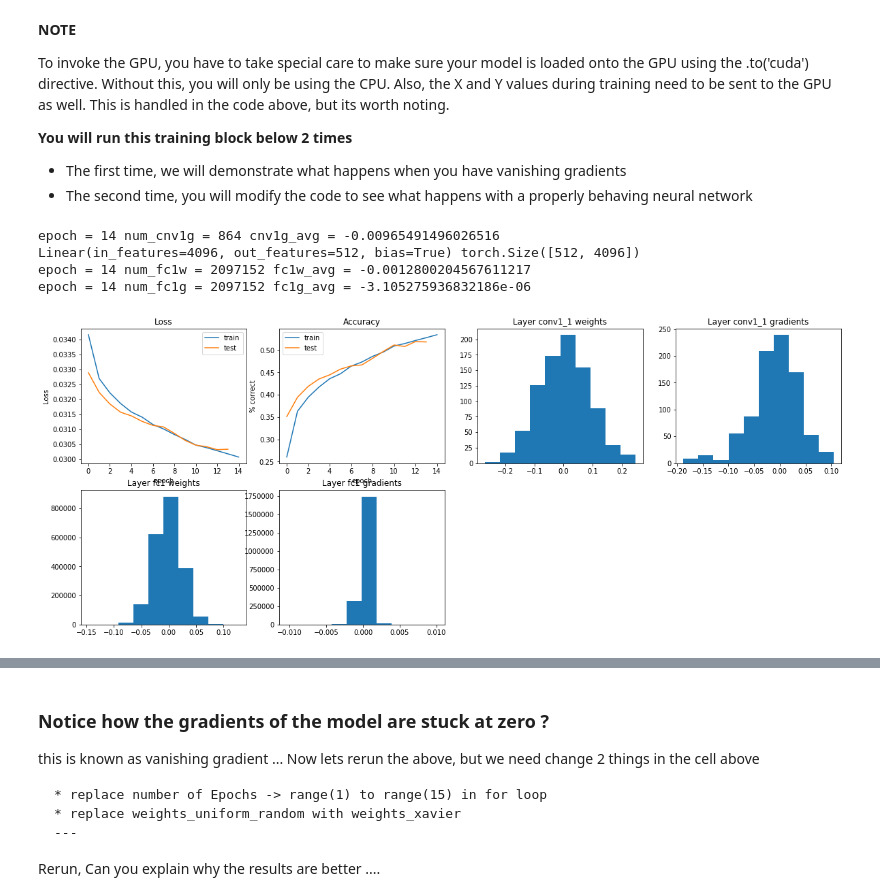
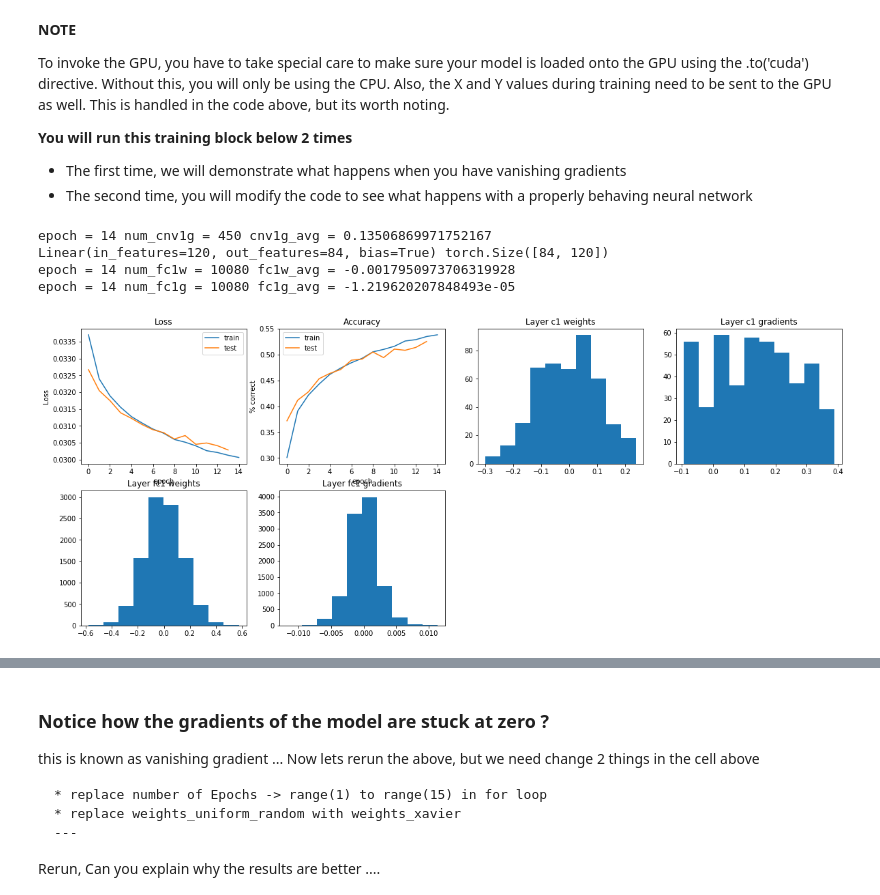
Before and after one commit to dustinvanstee/pytorch-examples, a Jupyter notebook: 02_Pytorch_using_CIFAR10.ipynb, the cells around one changed output, grey strips where cells are left out. Cells and saved outputs as stored; diff of their text form; code cells hidden in the pictures.

```diff
--- a/02_Pytorch_using_CIFAR10.ipynb
+++ b/02_Pytorch_using_CIFAR10.ipynb
@@ -302,15 +302,19 @@ class NetCNN3L(nn.Module):
 
     def forward(self, x):
         # Max pooling over a (2, 2) window
-        x = self.conv1_1(x); self.c1_1 = x # (for plotting)
+        x = self.conv1_1(x);
+        self.c1_1fm = x # (for plotting)
         x = F.relu(x)
-        x = self.conv1_2(x); self.c1_2 = x # (for plotting)
+        x = self.conv1_2(x);
+        self.c1_2fm = x # (for plotting)
         x = F.relu(x)
         x = F.max_pool2d(x, (2,2))
         x = F.dropout(x, p=0.25)
-        x = self.conv2_1(x); self.c2_2 = x # (for plotting)
+        x = self.conv2_1(x);
+        self.c2_1fm = x # (for plotting)
         x = F.relu(x)
-        x = self.conv2_2(x); self.c2_2 = x # (for plotting)
+        x = self.conv2_2(x);
+        self.c2_2fm = x # (for plotting)
         x = F.relu(x)
         x = F.max_pool2d(x, (2,2))
         x = F.dropout(x, p=0.25)
@@ -519,7 +582,7 @@ and then update the weights based on the calculated gradients
 
 All the rest of this function is just mainly used for book keeping ...
 # %%
-def train_test(model, epoch, data_loader, batch_size, use_cuda, mode='train',):
+def train_test(model, epoch, data_loader, batch_size, use_cuda, mode='train',debug=False):
     # training
     cm_loss = 0
     loss = 0
@@ -551,7 +614,7 @@ def train_test(model, epoch, data_loader, batch_size, use_cuda, mode='train',):
             #print(Y_onehot.size(),Y.size())
             Y_onehot.scatter_(1, Y.unsqueeze(1), 1)
 
-            if(0) :
+            if(debug) :
                 print("Labels")
                 print(Y_onehot)
                 print("Predicted")
@@ -614,42 +678,48 @@ reset_weights=True
 
 # Instantiate Model
 model = NetCNN3L()
+model = LenetCNN()
+
 # Enable GPU's
 use_cuda = True
 if use_cuda and reset_weights:
-    model = NetCNN3L().to("cuda")
+    model = model.to("cuda")
 
 # create your optimizer
-optimizer = optim.Adam(model.parameters(), lr=0.0001)
+optimizer = optim.Adam(model.parameters(), lr=0.0003)
 criterion = nn.CrossEntropyLoss()
 
 if(reset_weights) :
     #model.apply(weights_uniform_random)  # comment out this line for round 2
     model.apply(weights_xavier)         # uncomment this line for round 2
 
 # in your training loop:
 if(reset_weights) :
     curves = {'train' : [], 'test' : []}
 
 utils.viz_network(0,curves,model,use_cuda)
 
 if(1) :
     for epoch in range(15) :
 
+        print("Training ... ")
         train_res = train_test(model, epoch, train_loader, batch_size, use_cuda, mode='train')
         curves['train'].append(train_res)
 
+        # Visualizing here because testing zero's out the gradients
         utils.viz_network(epoch,curves,model,use_cuda)
 
+        print("Testing ... ")
         test_res = train_test(model, epoch, test_loader,batch_size, use_cuda, mode='test')
         curves['test'].append(test_res)
+
 
         #print(curves)
         print("Epoch {} Train loss = {}".format(epoch, train_res))
         print("Epoch {} Test loss = {}".format(epoch, test_res))
 # %% [output]
-epoch = 14 num_cnv1g = 864 cnv1g_avg = -0.00965491496026516
-Linear(in_features=4096, out_features=512, bias=True) torch.Size([512, 4096])
-epoch = 14 num_fc1w = 2097152 fc1w_avg = -0.0012800204567611217
-epoch = 14 num_fc1g = 2097152 fc1g_avg = -3.105275936832186e-06
+epoch = 14 num_cnv1g = 450 cnv1g_avg = 0.13506869971752167
+Linear(in_features=120, out_features=84, bias=True) torch.Size([84, 120])
+epoch = 14 num_fc1w = 10080 fc1w_avg = -0.0017950973706319928
+epoch = 14 num_fc1g = 10080 fc1g_avg = -1.219620207848493e-05
-[figure, old version]
+[figure, new version]
```
Also changed, not shown: parts of 14 cells of this notebook, 3 other files.
